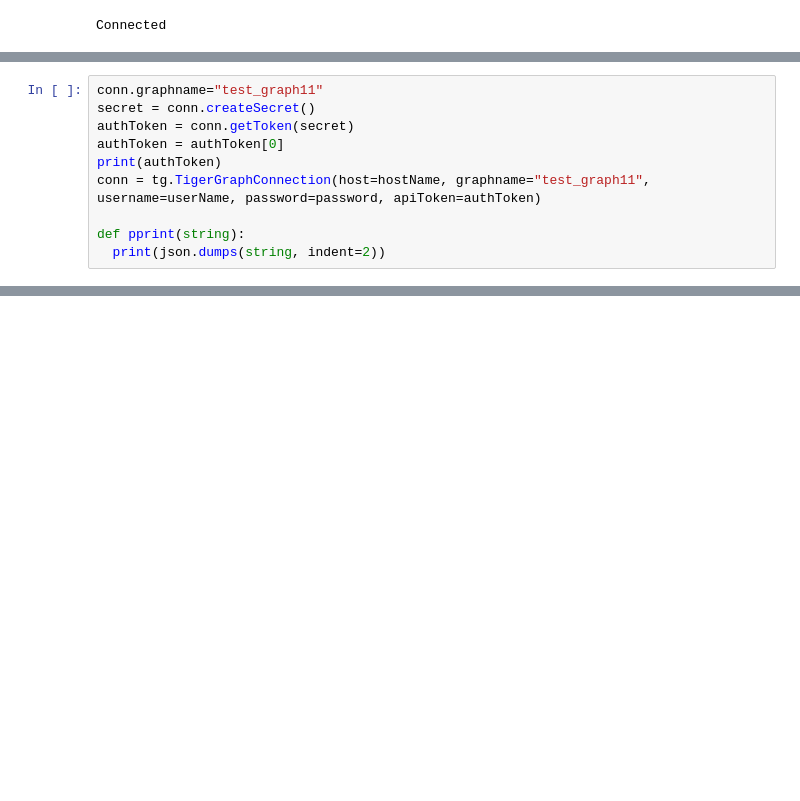
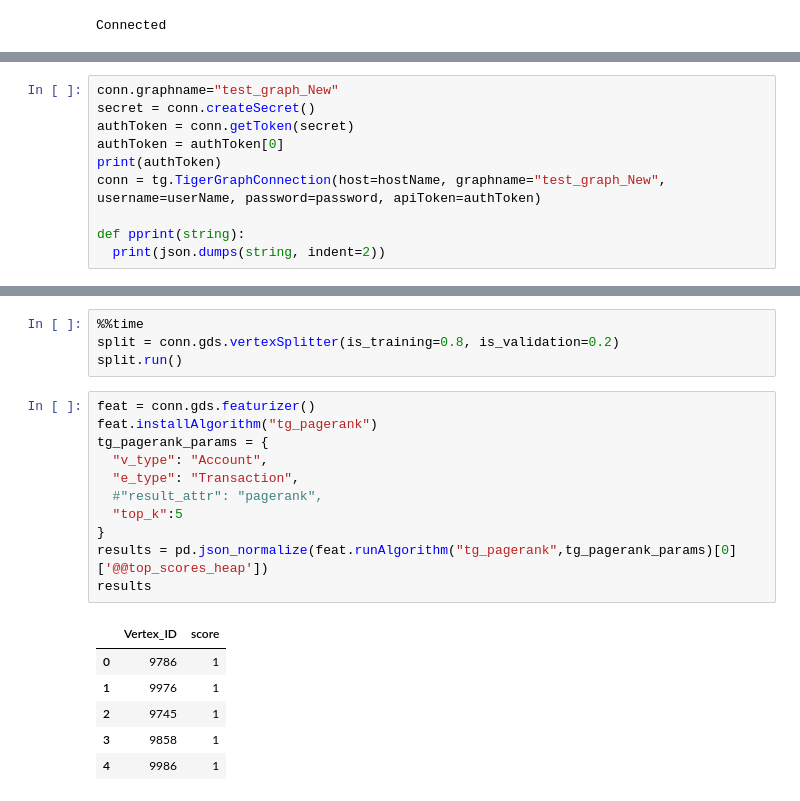
Before and after one commit to lovepreetmultani/Anti-Money-Laundering, a Jupyter notebook: Tiger_graph_laundering.ipynb, the cells around one changed output, grey strips where cells are left out. Drawn from its saved outputs; the diff is of its cells as text; blank space fills up the shorter version.

```diff
--- a/Tiger_graph_laundering.ipynb
+++ b/Tiger_graph_laundering.ipynb
@@ -94,10 +92,10 @@ results = conn.gsql('CREATE GRAPH test_graph11(Account, Transaction, Alert, has_
 # %%
-conn.graphname="test_graph11"
+conn.graphname="test_graph_New"
 secret = conn.createSecret()
 authToken = conn.getToken(secret)
 authToken = authToken[0]
 print(authToken)
-conn = tg.TigerGraphConnection(host=hostName, graphname="test_graph11", username=userName, password=password, apiToken=authToken)
+conn = tg.TigerGraphConnection(host=hostName, graphname="test_graph_New", username=userName, password=password, apiToken=authToken)
 
 def pprint(string):
   print(json.dumps(string, indent=2))
@@ -211,0 +436,22 @@ print(df1)
+# %%
+%%time
+split = conn.gds.vertexSplitter(is_training=0.8, is_validation=0.2)
+split.run()
+# %%
+feat = conn.gds.featurizer()
+feat.installAlgorithm("tg_pagerank")
+tg_pagerank_params = {
+  "v_type": "Account",
+  "e_type": "Transaction",
+  #"result_attr": "pagerank",
+  "top_k":5
+}
+results = pd.json_normalize(feat.runAlgorithm("tg_pagerank",tg_pagerank_params)[0]['@@top_scores_heap'])
+results
+# %% [output]
+|  | Vertex_ID | score |
+| 0 | 9786 | 1 |
+| 1 | 9976 | 1 |
+| 2 | 9745 | 1 |
+| 3 | 9858 | 1 |
+| 4 | 9986 | 1 |
```
Also changed, not shown: parts of 40 cells of this notebook.
